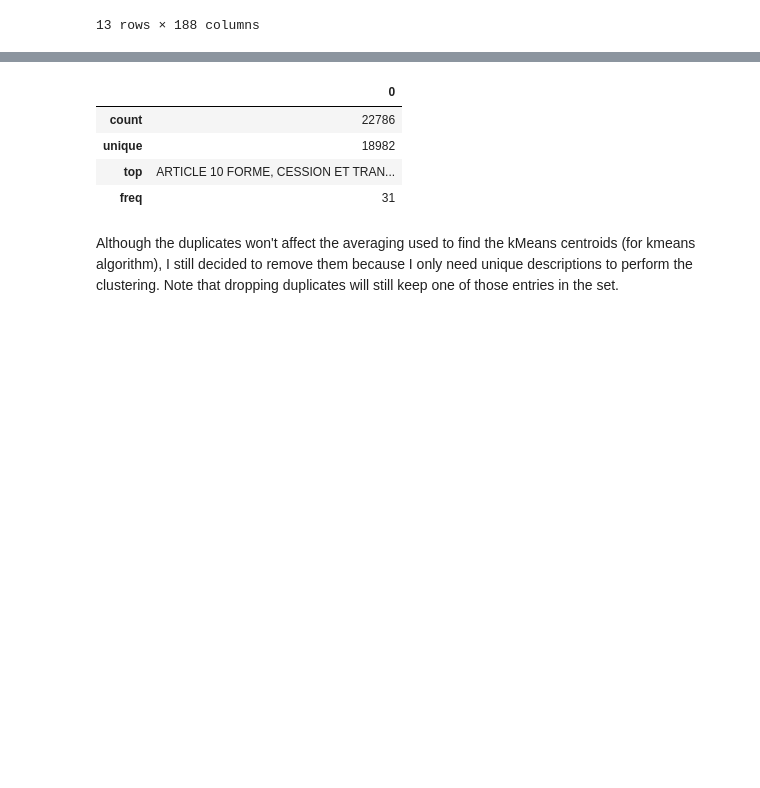
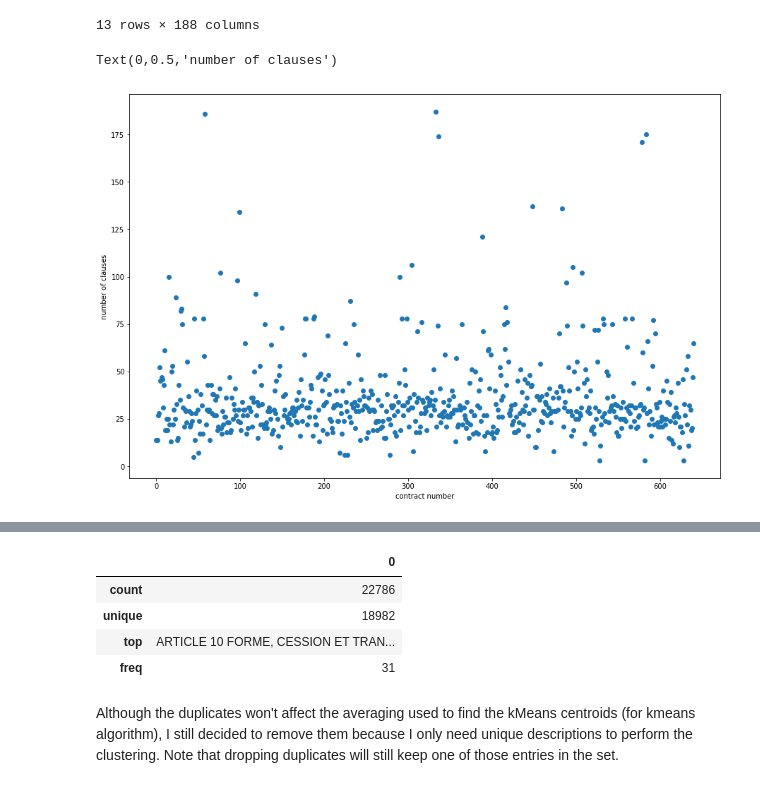
Before and after one commit to alaameloh/Hyperlex_test, a Jupyter notebook: hyperlex_test.ipynb, the cells around one changed output, grey strips where cells are left out. Drawn from its saved outputs; the diff is of its cells as text; code cells hidden in the pictures; blank space fills up the shorter version.

```diff
--- a/hyperlex_test.ipynb
+++ b/hyperlex_test.ipynb
@@ -94,3 +93,11 @@ contracts_df[contracts_df['num_clauses']>100]
 13 rows × 188 columns
 # %%
 contracts_df.loc[[58,101,589],0] = None
+# %%
+plt.figure(figsize=(15,10))
+plt.scatter([range(contracts_df.shape[0])],contracts_df['num_clauses'])
+plt.xlabel('contract number')
+plt.ylabel('number of clauses')
+# %% [output]
+Text(0,0.5,'number of clauses')
+[figure, added]
```
Also changed, not shown: parts of 23 cells of this notebook, 8 other files.
